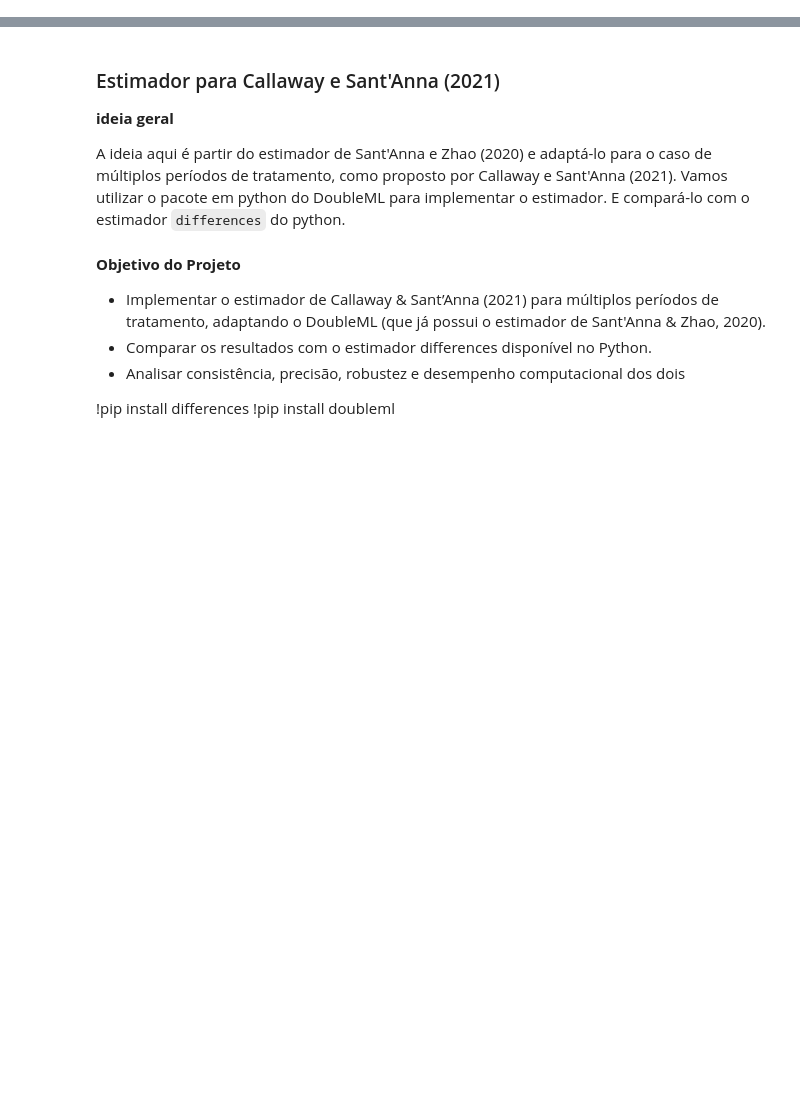
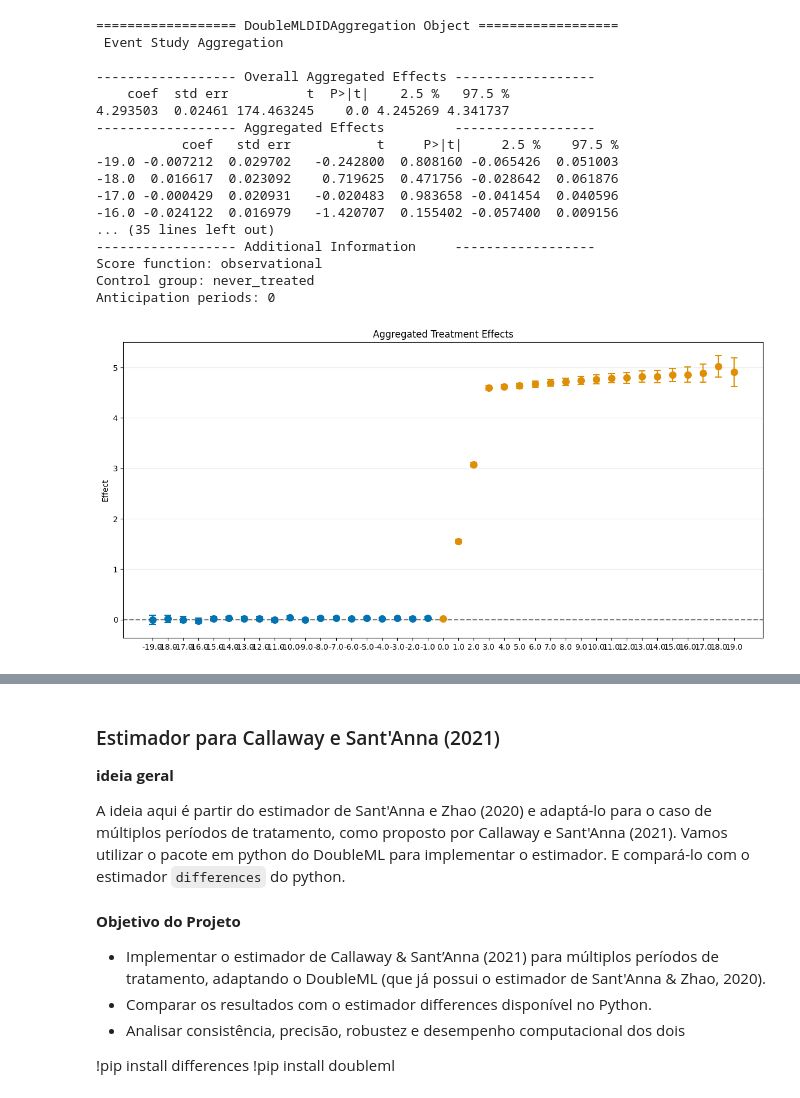
Before and after one commit to Daniel-Uhr/Estimators, a Jupyter notebook: 01_ATTgt_DML.ipynb, the cells around one changed output, grey strips where cells are left out. Saved outputs shown, nothing was run; the diff lists cells and outputs as text; code cells hidden in the pictures; blank space fills up the shorter version.

```diff
--- a/01_ATTgt_DML.ipynb
+++ b/01_ATTgt_DML.ipynb
@@ -0,0 +485,27 @@
+# %%
+# rerun bootstrap for valid simultaneous inference (as values are not saved)
+dml_obj.bootstrap(n_rep_boot=5000)
+aggregated_eventstudy = dml_obj.aggregate("eventstudy")
+# run bootstrap to obtain simultaneous confidence intervals
+aggregated_eventstudy.aggregated_frameworks.bootstrap()
+print(aggregated_eventstudy)
+fig, ax = aggregated_eventstudy.plot_effects()
+# %% [output]
+================== DoubleMLDIDAggregation Object ==================
+ Event Study Aggregation
+
+------------------ Overall Aggregated Effects ------------------
+    coef  std err          t  P>|t|    2.5 %   97.5 %
+4.293503  0.02461 174.463245    0.0 4.245269 4.341737
+------------------ Aggregated Effects         ------------------
+           coef   std err           t     P>|t|     2.5 %    97.5 %
+-19.0 -0.007212  0.029702   -0.242800  0.808160 -0.065426  0.051003
+-18.0  0.016617  0.023092    0.719625  0.471756 -0.028642  0.061876
+-17.0 -0.000429  0.020931   -0.020483  0.983658 -0.041454  0.040596
+-16.0 -0.024122  0.016979   -1.420707  0.155402 -0.057400  0.009156
+... (35 lines left out)
+------------------ Additional Information     ------------------
+Score function: observational
+Control group: never_treated
+Anticipation periods: 0
+[figure, added]
```
Also changed, not shown: parts of 51 cells of this notebook, 1 other file.
